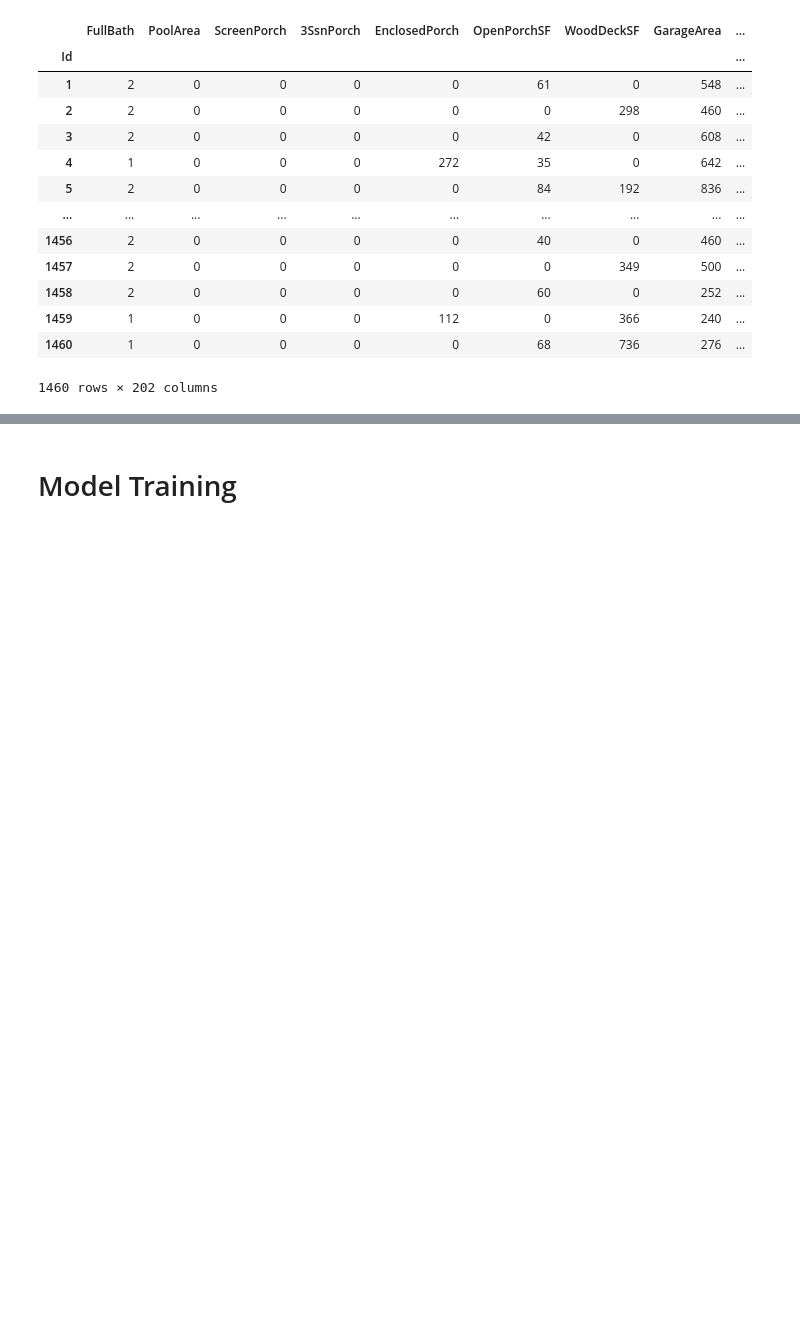
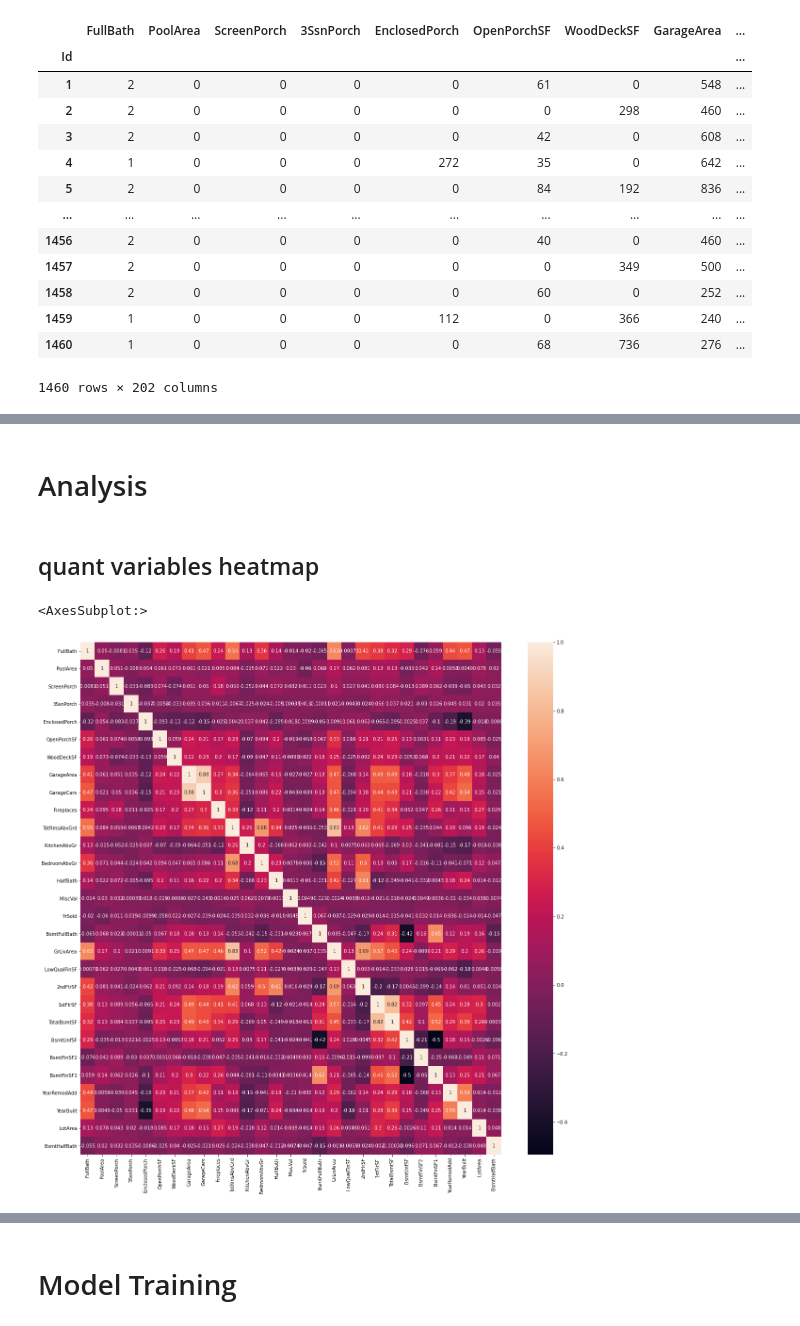
Before and after one commit to aliardouz0/IML-P08, a Jupyter notebook: kaggle_competition_sale_price_regression.ipynb, the cells around one changed output, grey strips where cells are left out. Drawn from its saved outputs; the diff is of its cells as text; code cells hidden in the pictures; blank space fills up the shorter version.

Commit message:
version 2
added correlation analysis and feature selection process

```diff
--- a/kaggle_competition_sale_price_regression.ipynb
+++ b/kaggle_competition_sale_price_regression.ipynb
@@ -204,0 +158,14 @@ print(x_data_final.columns.to_numpy())
+# %% [markdown]
+# Analysis
+# %% [markdown]
+## quant variables heatmap
+# %%
+# calculate the correlation matrix
+corr = data_sample_1.corr()
+# plot the heatmap
+plt.pyplot.figure(figsize=(20, 20))
+sns.heatmap(corr, xticklabels=corr.columns, yticklabels=corr.columns,
+            annot=True)
+# %% [output]
+<AxesSubplot:>
+[figure, added]
```
Also changed, not shown: parts of 90 cells of this notebook.
